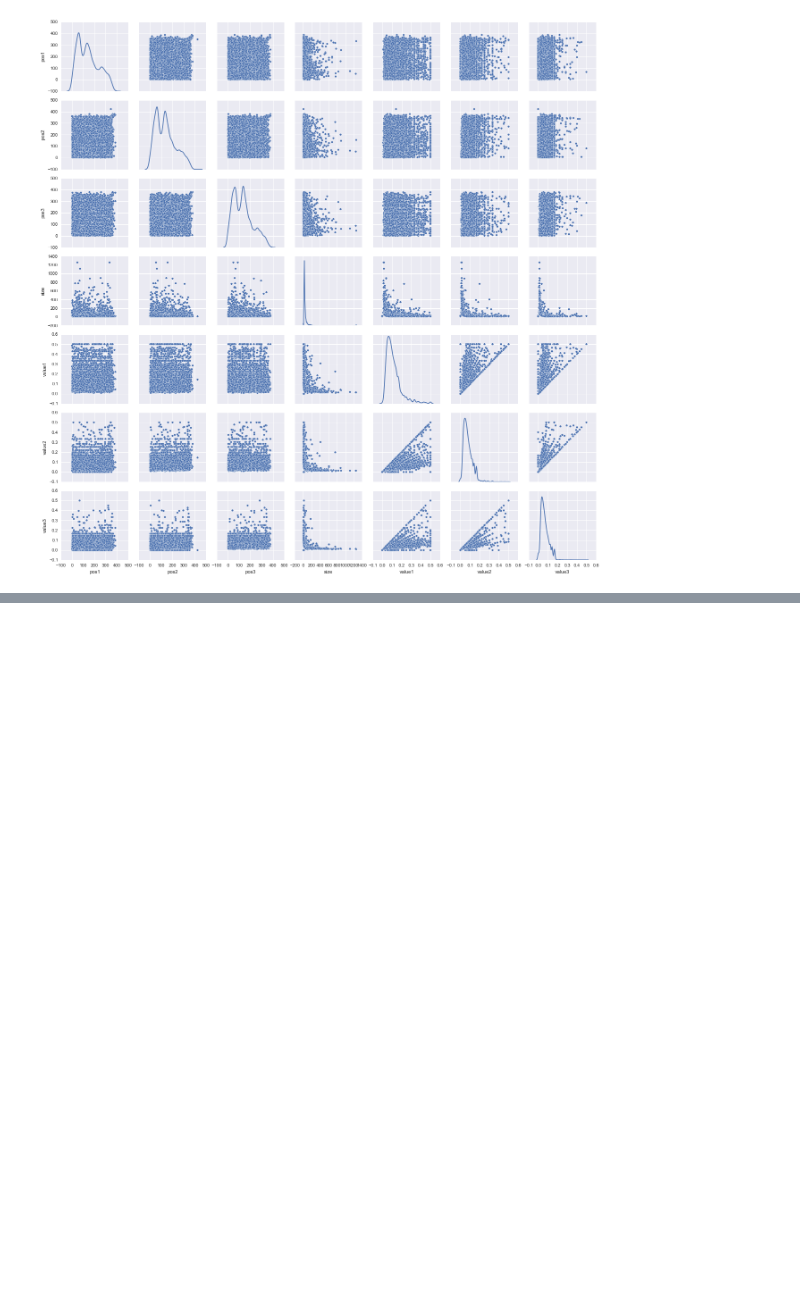
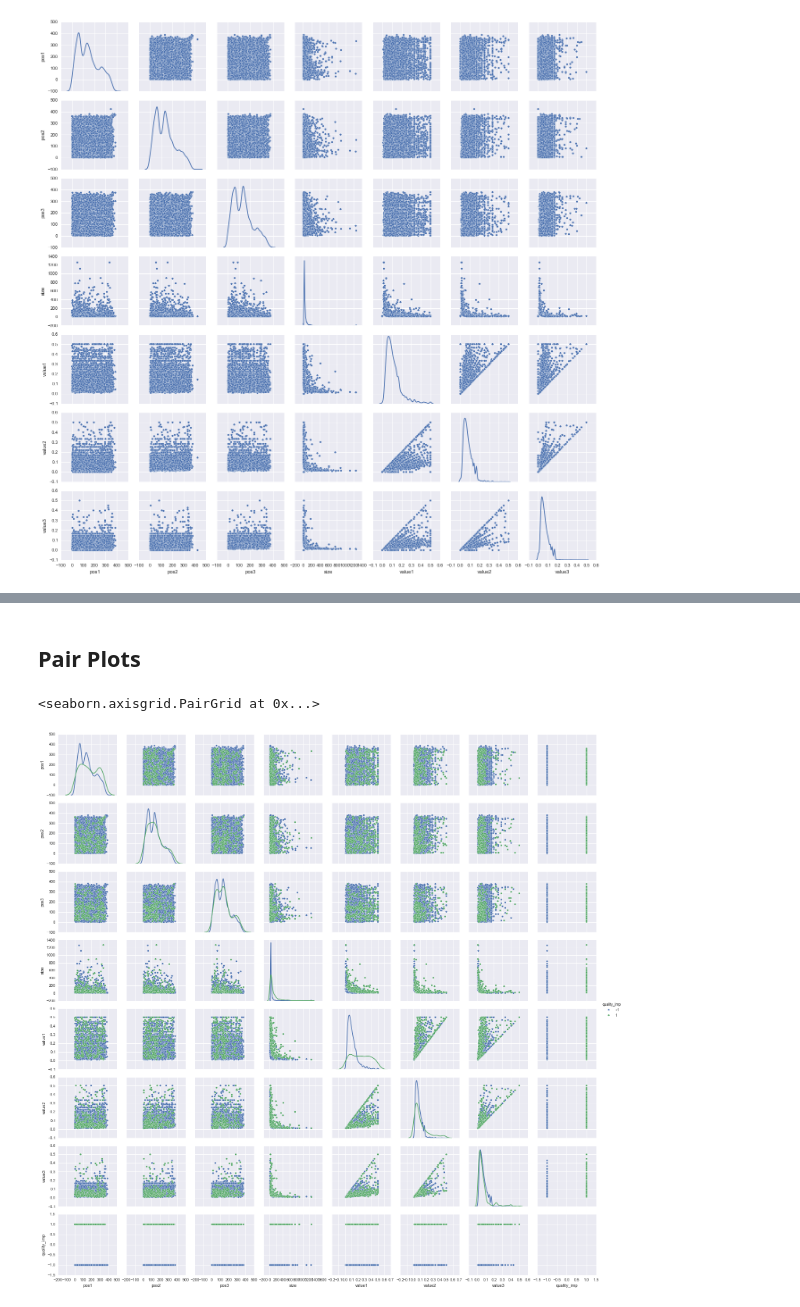
Before and after one commit to NikitaDurasov/CAB_imm, a Jupyter notebook: base.ipynb, the cells around one changed output, grey strips where cells are left out. Drawn from its saved outputs; the diff is of its cells as text; code cells hidden in the pictures; blank space fills up the shorter version.

```diff
--- a/base.ipynb
+++ b/base.ipynb
@@ -721,0 +695,12 @@ plt.scatter(tsne_representation[:,0], tsne_representation[:,1])
+# %% [markdown]
+## Pair Plots
+# %%
+sb.pairplot(full_df.drop(list(full_df.columns[:6])+
+             ['first_cluster', 'origin_cluster', 'second_cluster']+
+             ['CDR1_start', 'CDR2_start', 'CDR3_start']+
+             ['CDR1_end', 'CDR2_end', 'CDR3_end'], axis=1),
+            hue='quality_imp',
+            diag_kind='kde')
+# %% [output]
+<seaborn.axisgrid.PairGrid at 0x...>
+[figure, added]
```
Also changed, not shown: parts of 45 cells of this notebook, 6 other files.
